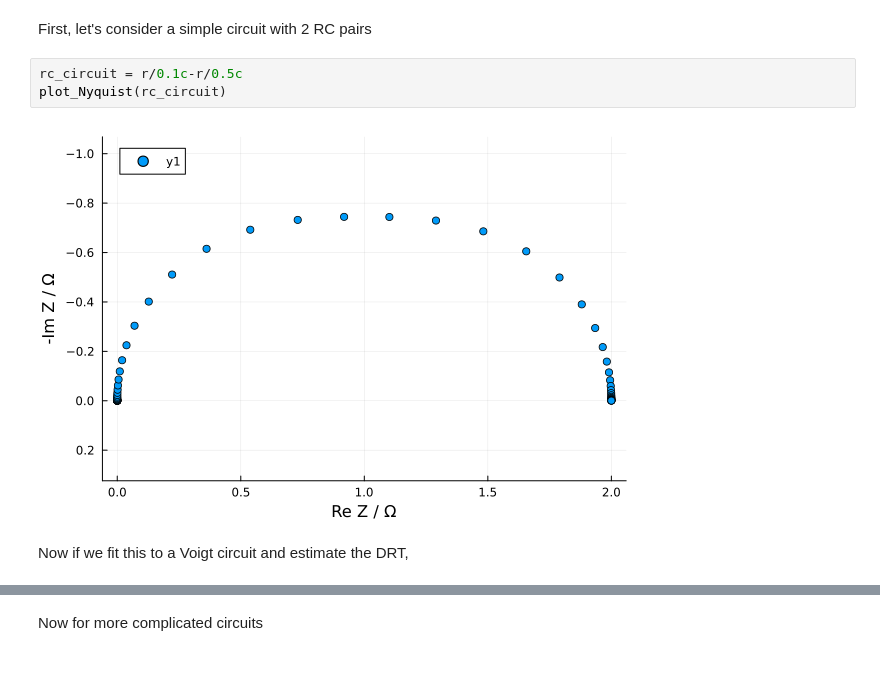
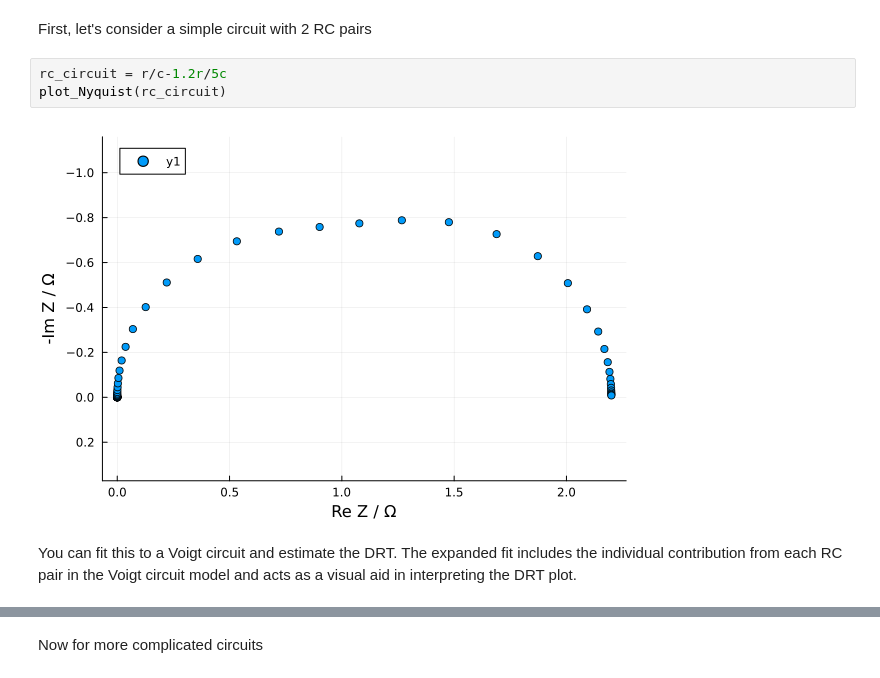
Before and after one commit to bdamerau/EISAnalysis.jl, a Jupyter notebook: Notebooks/DRT.ipynb, the cells around one changed output, grey strips where cells are left out. Cells and saved outputs as stored; diff of their text form.

```diff
--- a/Notebooks/DRT.ipynb
+++ b/Notebooks/DRT.ipynb
@@ -11,12 +14,12 @@ using EISAnalysis
 # %% [markdown]
 First, let's consider a simple circuit with 2 RC pairs
 # %%
-rc_circuit = r/0.1c-r/0.5c
+rc_circuit = r/c-1.2r/5c
 plot_Nyquist(rc_circuit)
 # %% [output]
-[figure, old version]
+[figure, new version]
-# %% [markdown]
-Now if we fit this to a Voigt circuit and estimate the DRT,
+# %% [markdown]
+You can fit this to a Voigt circuit and estimate the DRT. The expanded fit includes the individual contribution from each RC pair in the Voigt circuit model and acts as a visual aid in interpreting the DRT plot.
 # %%
 rc_fit = compute_drt(rc_circuit.ω,rc_circuit.Z;ppd=7)
 # %% [output]
```
Also changed, not shown: parts of 7 cells of this notebook, 7 other files.
